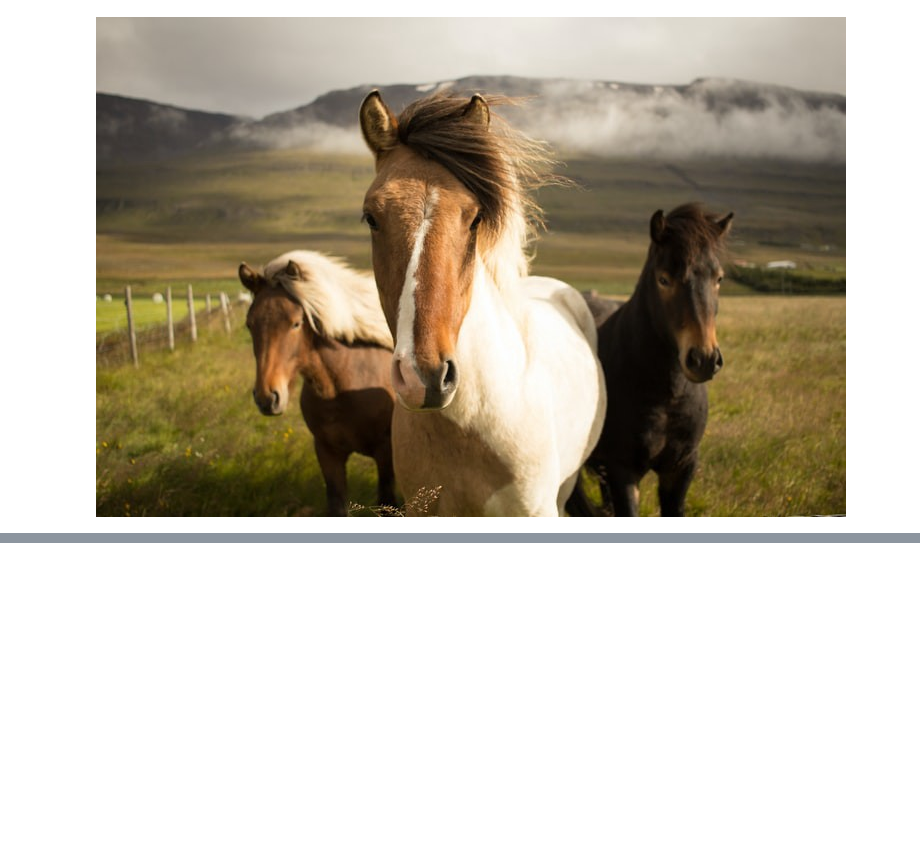
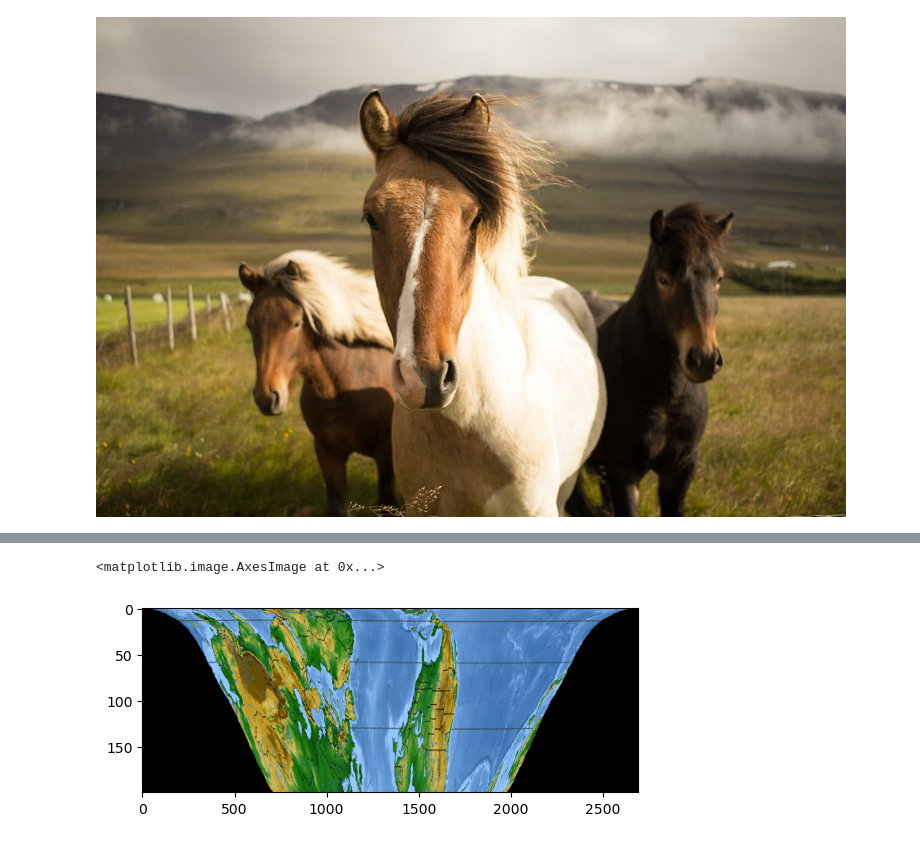
Before and after one commit to DrozdovMK/Tokodust, a Jupyter notebook: trapezoid.ipynb, the cells around one changed output, grey strips where cells are left out. Saved outputs shown, nothing was run; the diff lists cells and outputs as text; code cells hidden in the pictures; blank space fills up the shorter version.

```diff
--- a/trapezoid.ipynb
+++ b/trapezoid.ipynb
@@ -68,0 +149,8 @@ def trapezoid(frame, angle, dx):
+# %%
+im_earth = cv2.imread('../jupyter/earth.jpg')
+im_earth_edit = trapezoid(im_earth, 15, 200)
+kostyl(im_earth_edit)
+plt.imshow(im_earth_edit, aspect=5)
+# %% [output]
+<matplotlib.image.AxesImage at 0x...>
+[figure, added]
```
Also changed, not shown: parts of 9 cells of this notebook, 1 other file.
